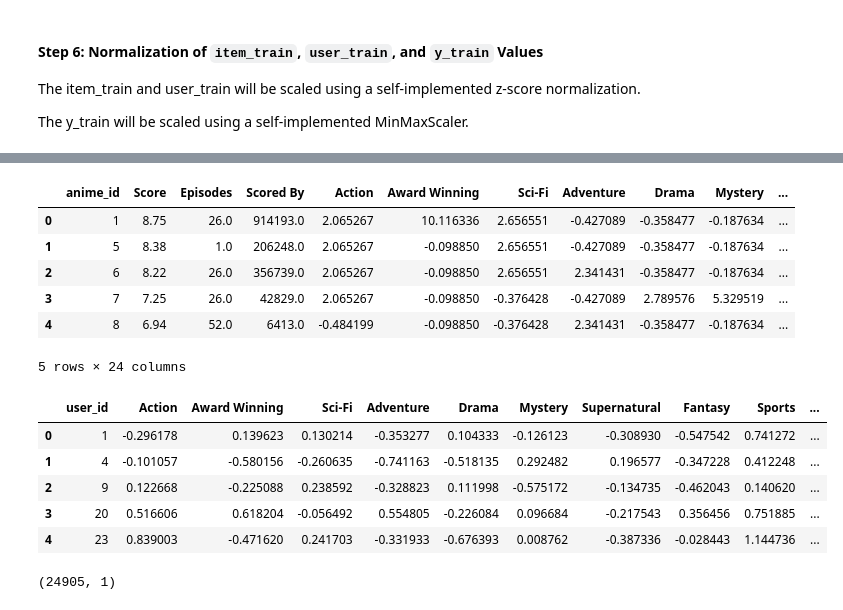
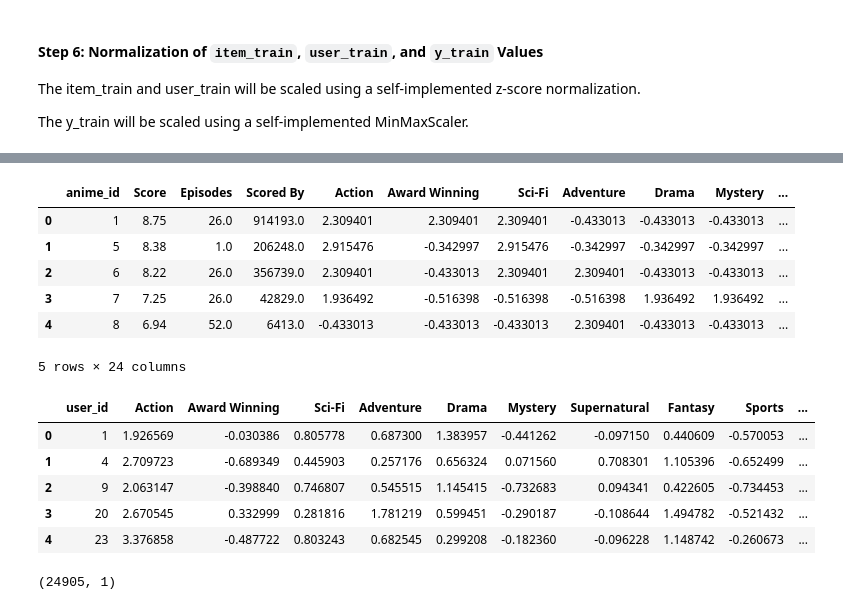
Before and after one commit to kseto06/OtakuNet, a Jupyter notebook: notebooks/ContentBasedAnime.ipynb, the cells around one changed output, grey strips where cells are left out. Cells and saved outputs as stored; diff of their text form; code cells hidden in the pictures.

```diff
--- a/notebooks/ContentBasedAnime.ipynb
+++ b/notebooks/ContentBasedAnime.ipynb
@@ -297,24 +310,24 @@ The y_train will be scaled using a self-implemented MinMaxScaler.
 # %%
-item_train = zscore_normalization(item_train, genres)
+item_train = np_zscore_normalization(item_train, genres)
 item_train.head()
 # %% [output]
 |  | anime_id | Score | Episodes | Scored By | Action | Award Winning | Sci-Fi | Adventure | Drama | Mystery | ... |
-| 0 | 1 | 8.75 | 26.0 | 914193.0 | 2.065267 | 10.116336 | 2.656551 | -0.427089 | -0.358477 | -0.187634 | ... |
-| 1 | 5 | 8.38 | 1.0 | 206248.0 | 2.065267 | -0.098850 | 2.656551 | -0.427089 | -0.358477 | -0.187634 | ... |
-| 2 | 6 | 8.22 | 26.0 | 356739.0 | 2.065267 | -0.098850 | 2.656551 | 2.341431 | -0.358477 | -0.187634 | ... |
-| 3 | 7 | 7.25 | 26.0 | 42829.0 | 2.065267 | -0.098850 | -0.376428 | -0.427089 | 2.789576 | 5.329519 | ... |
-| 4 | 8 | 6.94 | 52.0 | 6413.0 | -0.484199 | -0.098850 | -0.376428 | 2.341431 | -0.358477 | -0.187634 | ... |
+| 0 | 1 | 8.75 | 26.0 | 914193.0 | 2.309401 | 2.309401 | 2.309401 | -0.433013 | -0.433013 | -0.433013 | ... |
+| 1 | 5 | 8.38 | 1.0 | 206248.0 | 2.915476 | -0.342997 | 2.915476 | -0.342997 | -0.342997 | -0.342997 | ... |
+| 2 | 6 | 8.22 | 26.0 | 356739.0 | 2.309401 | -0.433013 | 2.309401 | 2.309401 | -0.433013 | -0.433013 | ... |
+| 3 | 7 | 7.25 | 26.0 | 42829.0 | 1.936492 | -0.516398 | -0.516398 | -0.516398 | 1.936492 | 1.936492 | ... |
+| 4 | 8 | 6.94 | 52.0 | 6413.0 | -0.433013 | -0.433013 | -0.433013 | 2.309401 | -0.433013 | -0.433013 | ... |
 5 rows × 24 columns
 # %%
-user_train = zscore_normalization(user_train, genres)
+user_train = np_zscore_normalization(user_train, genres)
 user_train.head()
 # %% [output]
 |  | user_id | Action | Award Winning | Sci-Fi | Adventure | Drama | Mystery | Supernatural | Fantasy | Sports | ... |
-| 0 | 1 | -0.296178 | 0.139623 | 0.130214 | -0.353277 | 0.104333 | -0.126123 | -0.308930 | -0.547542 | 0.741272 | ... |
-| 1 | 4 | -0.101057 | -0.580156 | -0.260635 | -0.741163 | -0.518135 | 0.292482 | 0.196577 | -0.347228 | 0.412248 | ... |
-| 2 | 9 | 0.122668 | -0.225088 | 0.238592 | -0.328823 | 0.111998 | -0.575172 | -0.134735 | -0.462043 | 0.140620 | ... |
-| 3 | 20 | 0.516606 | 0.618204 | -0.056492 | 0.554805 | -0.226084 | 0.096684 | -0.217543 | 0.356456 | 0.751885 | ... |
-| 4 | 23 | 0.839003 | -0.471620 | 0.241703 | -0.331933 | -0.676393 | 0.008762 | -0.387336 | -0.028443 | 1.144736 | ... |
+| 0 | 1 | 1.926569 | -0.030386 | 0.805778 | 0.687300 | 1.383957 | -0.441262 | -0.097150 | 0.440609 | -0.570053 | ... |
+| 1 | 4 | 2.709723 | -0.689349 | 0.445903 | 0.257176 | 0.656324 | 0.071560 | 0.708301 | 1.105396 | -0.652499 | ... |
+| 2 | 9 | 2.063147 | -0.398840 | 0.746807 | 0.545515 | 1.145415 | -0.732683 | 0.094341 | 0.422605 | -0.734453 | ... |
+| 3 | 20 | 2.670545 | 0.332999 | 0.281816 | 1.781219 | 0.599451 | -0.290187 | -0.108644 | 1.494782 | -0.521432 | ... |
+| 4 | 23 | 3.376858 | -0.487722 | 0.803243 | 0.682545 | 0.299208 | -0.182360 | -0.096228 | 1.148742 | -0.260673 | ... |
 # %%
 # Min-Max Scaler
 y_train_arr = y_train.to_numpy()
```
Also changed, not shown: parts of 25 cells of this notebook.
